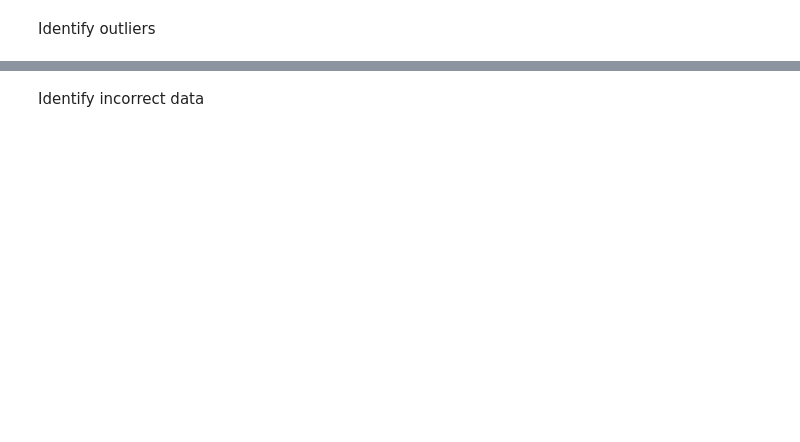
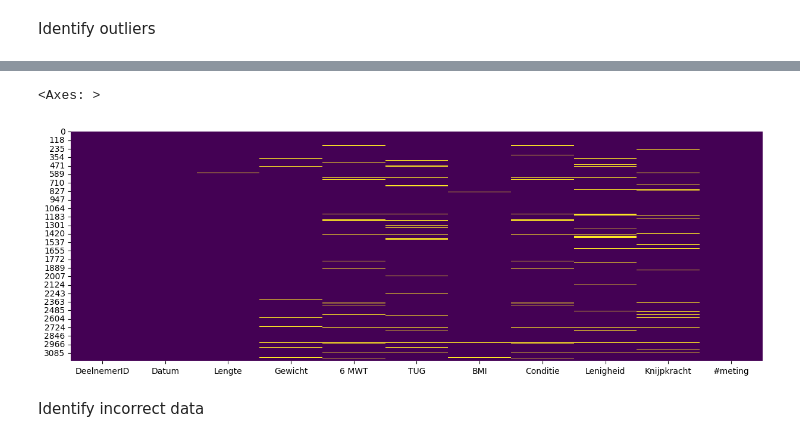
Before and after one commit to Siverty/BD-04-Zuyd_Hogeschool_2023, a Jupyter notebook: preparatie_healthylife.ipynb, the cells around one changed output, grey strips where cells are left out. Drawn from its saved outputs; the diff is of its cells as text; code cells hidden in the pictures; blank space fills up the shorter version.

```diff
--- a/preparatie_healthylife.ipynb
+++ b/preparatie_healthylife.ipynb
@@ -152,3 +195,9 @@ df_fitheids_scan = df_fitheids_scan[(df_fitheids_scan['Knijpkracht'] >= 6.5) & (
+# %%
+fig, ax = plt.subplots(figsize=(15, 5))
+sns.heatmap(df_fitheids_scan.isnull(),cbar=False,cmap='viridis')
+# %% [output]
+<Axes: >
+[figure, added]
 # %% [markdown]
 Identify incorrect data
 # %%
```
Also changed, not shown: parts of 15 cells of this notebook.
